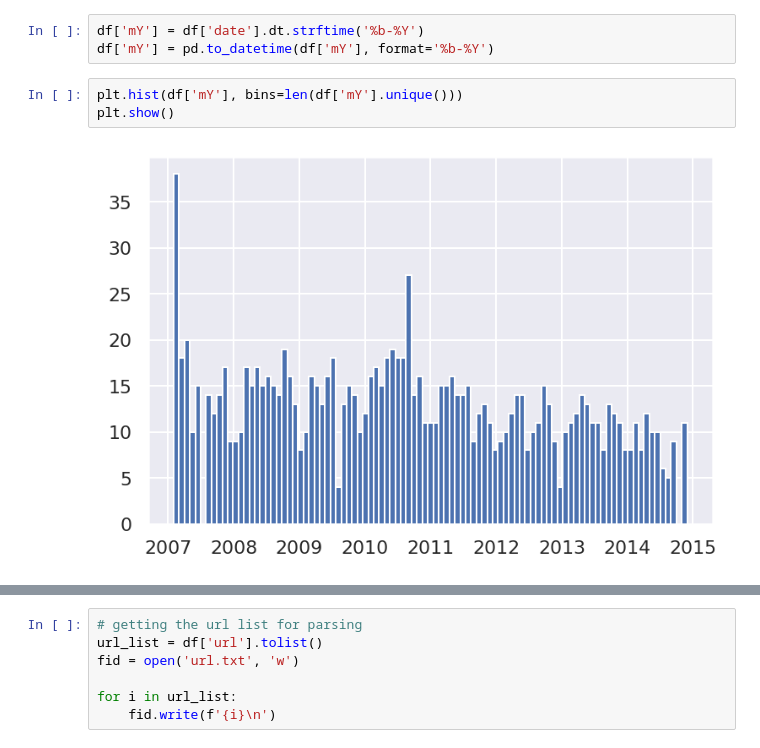
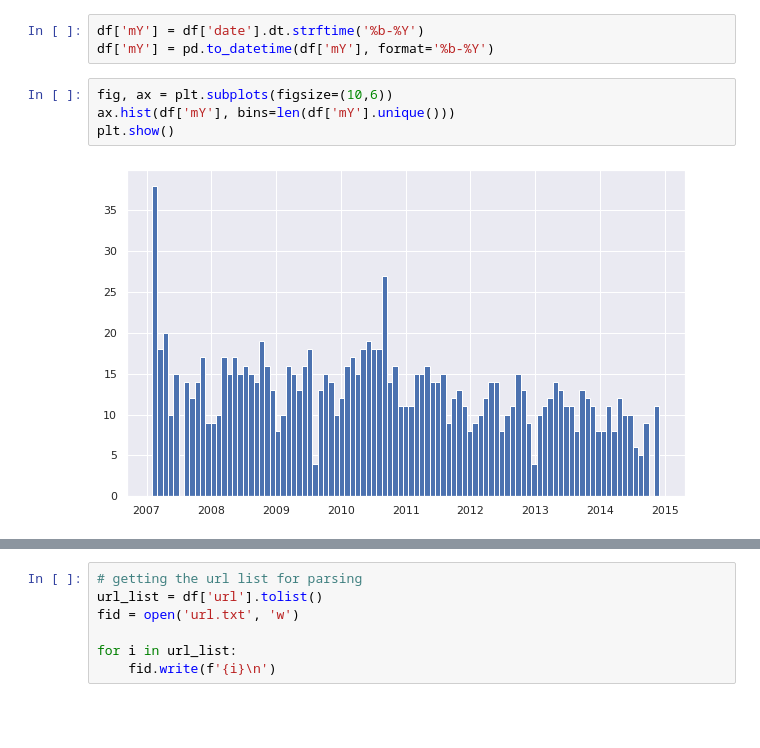
Before and after one commit to iuqiddis/social_graph_project, a Jupyter notebook: graph.ipynb, the cells around one changed output, grey strips where cells are left out. Cells and saved outputs as stored; diff of their text form; blank space fills up the shorter version.

```diff
--- a/graph.ipynb
+++ b/graph.ipynb
@@ -215,10 +151,11 @@ There may be a cleverer way of changing from the full date to a year-month datet
 df['mY'] = df['date'].dt.strftime('%b-%Y')
 df['mY'] = pd.to_datetime(df['mY'], format='%b-%Y')
 # %%
-plt.hist(df['mY'], bins=len(df['mY'].unique()))
+fig, ax = plt.subplots(figsize=(10,6))
+ax.hist(df['mY'], bins=len(df['mY'].unique()))
 plt.show()
 # %% [output]
-[figure, old version]
+[figure, new version]
 # %%
 df_grp = df.groupby(['mY'], as_index=False)
 grp_ct = df_grp['mY'].size().tolist()
```
Also changed, not shown: parts of 87 cells of this notebook, 2 other files.
